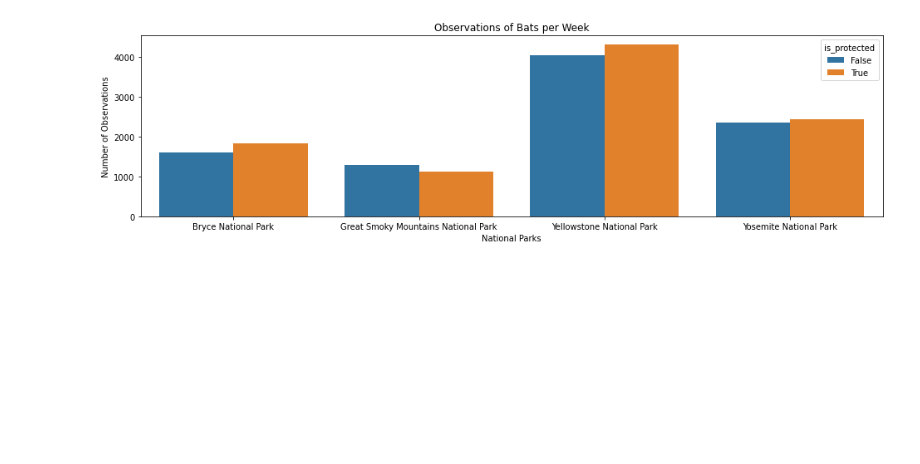
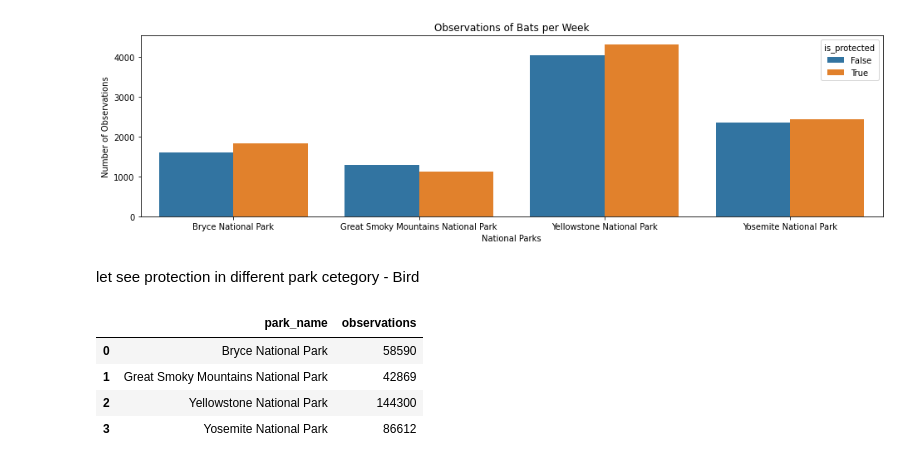
Before and after one commit to buga-man/data_science, a Jupyter notebook: biodiversity/biodiversity.ipynb, the cells around one changed output. Cells and saved outputs as stored; diff of their text form; code cells hidden in the pictures; blank space fills up the shorter version.

```diff
--- a/biodiversity/biodiversity.ipynb
+++ b/biodiversity/biodiversity.ipynb
@@ -476,3 +521,17 @@ plt.title('Observations of Bats per Week')
 plt.show()
 # %% [output]
 [figure]
+# %% [markdown]
+let see protection in different park cetegory - Bird
+# %%
+species['is_bird'] = species.category.str.contains(r"\bBird\b", regex = True)
+# %%
+bird_observations = observations.merge(species[species.is_bird])
+# %%
+bird_observations.groupby('park_name').observations.sum().reset_index()
+# %% [output]
+|  | park_name | observations |
+| 0 | Bryce National Park | 58590 |
+| 1 | Great Smoky Mountains National Park | 42869 |
+| 2 | Yellowstone National Park | 144300 |
+| 3 | Yosemite National Park | 86612 |
```
Also changed, not shown: parts of 9 cells of this notebook.
